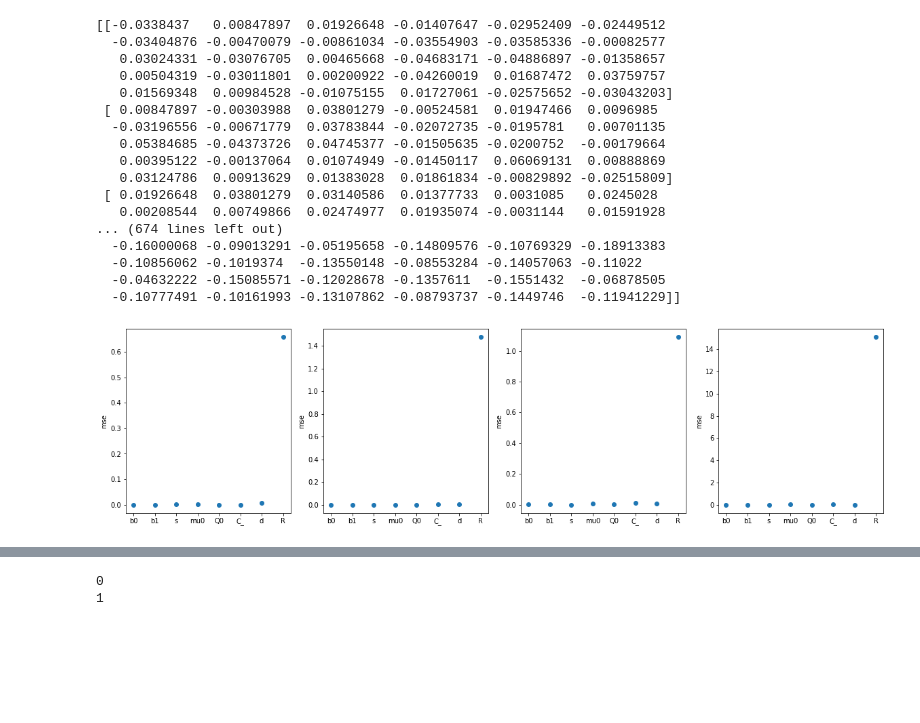
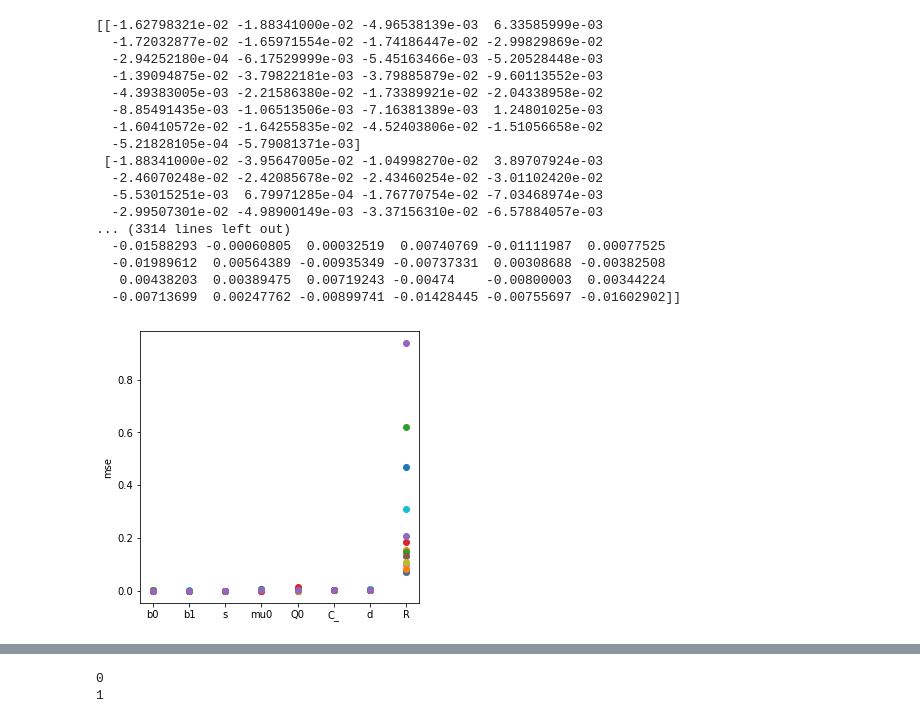
Before and after one commit to lenca56/EI-subspace-RNN, a Jupyter notebook: Analysis_Cluster_fixed_N.ipynb, the cells around one changed output, grey strips where cells are left out. Drawn from its saved outputs; the diff is of its cells as text; code cells hidden in the pictures; blank space fills up the shorter version.

```diff
--- a/Analysis_Cluster_fixed_N.ipynb
+++ b/Analysis_Cluster_fixed_N.ipynb
@@ -42,21 +42,21 @@ zeta_alpha_beta_gamma_list = [(10**i,1,1,10**(i-2.5)) for i in list(np.arange(-1
 # axes.legend()
 # %%
 K_values = [1,2,3,5]#,15,25]
-K_vals = [1,2,3,5]
+K_vals = [3]
 color_dict = {1:'tab:purple',2:'tab:pink',3:'tab:cyan',5:'yellowgreen', 15:'olive', 25:'tab:brown'}
 color_dict_j = {0:'gold',1:'tab:red',2:'tab:orange'}
-j_values = [0,1,2]
+j_values = [0]
 j_vals = [0]
 J_possibility_title = np.array(['normal J', 'normal + co-act', 'uniform J'])
-num_simulations=50
-max_iter=50
+num_simulations=15
+max_iter=25
 # %%
-def load_data(N, K_values, j_values, num_simulations, parameter='fitW'):
+def load_data(N, K_values, j_values, num_simulations, ei=0, parameter='fitW'):
     data_interest = np.empty((len(K_values), len(j_values), num_simulations), dtype=object)
     for k in range(len(K_values)):
         for j in range(len(j_values)):
             for simulation in range(num_simulations):
-                data_interest[k, j, simulation] = np.load(f'models/N={N}_K={K_values[k]}_parameters_simulation_{simulation}_J_possibility_{j_values[j]}.npz', allow_pickle=True)[parameter]
+                data_interest[k, j, simulation] = np.load(f'models/N={N}_K={K_values[k]}_parameters_EI={ei}_simulation_{simulation}_J_possibility_{j_values[j]}.npz', allow_pickle=True)[parameter]
     return data_interest
 # %%
 fig, axes = plt.subplots(1, 2, figsize=(12,6))
@@ -422,56 +425,55 @@ def plot_error_parameters(axes, num_simulations, K_vals, j_values):
         axes = axes.reshape(( len(j_values), len(K_vals)))
 
     b = load_data(N, K_vals, j_values=j_values, num_simulations=num_simulations, parameter='b')
     s = load_data(N, K_vals, j_values=j_values, num_simulations=num_simulations, parameter='s')
     mu0 = load_data(N, K_vals, j_values=j_values, num_simulations=num_simulations, parameter='mu0')
     Q0 = load_data(N, K_vals, j_values=j_values, num_simulations=num_simulations, parameter='Q0')
     C_ = load_data(N, K_vals, j_values=j_values, num_simulations=num_simulations, parameter='C_')
     d = load_data(N, K_vals, j_values=j_values, num_simulations=num_simulations, parameter='d')
     R = load_data(N, K_vals, j_values=j_values, num_simulations=num_simulations, parameter='R')
     true_b = load_data(N, K_vals, j_values=j_values, num_simulations=num_simulations, parameter='true_b')
     true_s = load_data(N, K_vals, j_values=j_values, num_simulations=num_simulations, parameter='true_s')
     true_mu0 = load_data(N, K_vals, j_values=j_values, num_simulations=num_simulations, parameter='true_mu0')
     true_Q0 = load_data(N, K_vals, j_values=j_values, num_simulations=num_simulations, parameter='true_Q0')
     true_C_ = load_data(N, K_vals, j_values=j_values, num_simulations=num_simulations, parameter='true_C_')
     true_d = load_data(N, K_vals, j_values=j_values, num_simulations=num_simulations, parameter='true_d')
     true_R = load_data(N, K_vals, j_values=j_values, num_simulations=num_simulations, parameter='true_R')
 
     for k in range(len(K_vals)):
         for j in range(len(j_values)):
             for simulation in range(num_simulations):
-                if simulation == 49:
-                    plot_mse_parameters(axes[j,k], b[k,j,simulation].item(), s[k,j,simulation], mu0[k,j,simulation], Q0[k,j,simulation], C_[k,j,simulation], d[k,j,simulation], R[k,j,simulation], true_b[k,j,simulation].item(), true_s[k,j,simulation], true_mu0[k,j,simulation], true_Q0[k,j,simulation], true_C_[k,j,simulation], true_d[k,j,simulation], true_R[k,j,simulation])
+                # if simulation == 49:
+                plot_mse_parameters(axes[j,k], b[k,j,simulation].item(), s[k,j,simulation], mu0[k,j,simulation], Q0[k,j,simulation], C_[k,j,simulation], d[k,j,simulation], R[k,j,simulation], true_b[k,j,simulation].item(), true_s[k,j,simulation], true_mu0[k,j,simulation], true_Q0[k,j,simulation], true_C_[k,j,simulation], true_d[k,j,simulation], true_R[k,j,simulation])
 
-                    print((R[k,j,simulation] - true_R[k,j,simulation]))
+                print((R[k,j,simulation] - true_R[k,j,simulation]))
 
-K_vals = [1,2,3,5]
 fig, axes = plt.subplots(len(j_vals),len(K_vals), figsize=(5 * len(K_vals),5 * len(j_vals)), sharex= True)
-plot_error_parameters(axes, num_simulations=50, K_vals=K_vals, j_values=j_vals)
+plot_error_parameters(axes, num_simulations, K_vals=K_vals, j_values=j_vals)
 
 # for eig in range(3):
 #     fig, axes = plt.subplots(figsize=(5,5))
 #     for simulation in range(30):
 #         if binary_unstable_init[eig, simulation] == 0 and binary_unstable_fit[eig,simulation] == 0:
 #             plot_mse_parameters(axes, b[eig,simulation].item(), s[eig,simulation], mu0[eig,simulation], Q0[eig,simulation], C_[eig,simulation], d[eig,simulation], R[eig,simulation], true_b[eig,simulation].item(), true_s[eig,simulation], true_mu0[eig,simulation], true_Q0[eig,simulation], true_C_[eig,simulation], true_d[eig,simulation], true_R[eig,simulation])
 # %% [output]
-[[-0.0338437   0.00847897  0.01926648 -0.01407647 -0.02952409 -0.02449512
-  -0.03404876 -0.00470079 -0.00861034 -0.03554903 -0.03585336 -0.00082577
-   0.03024331 -0.03076705  0.00465668 -0.04683171 -0.04886897 -0.01358657
-   0.00504319 -0.03011801  0.00200922 -0.04260019  0.01687472  0.03759757
-   0.01569348  0.00984528 -0.01075155  0.01727061 -0.02575652 -0.03043203]
- [ 0.00847897 -0.00303988  0.03801279 -0.00524581  0.01947466  0.0096985
-  -0.03196556 -0.00671779  0.03783844 -0.02072735 -0.0195781   0.00701135
-   0.05384685 -0.04373726  0.04745377 -0.01505635 -0.0200752  -0.00179664
-   0.00395122 -0.00137064  0.01074949 -0.01450117  0.06069131  0.00888869
-   0.03124786  0.00913629  0.01383028  0.01861834 -0.00829892 -0.02515809]
- [ 0.01926648  0.03801279  0.03140586  0.01377733  0.0031085   0.0245028
-   0.00208544  0.00749866  0.02474977  0.01935074 -0.0031144   0.01591928
-... (674 lines left out)
-  -0.16000068 -0.09013291 -0.05195658 -0.14809576 -0.10769329 -0.18913383
-  -0.10856062 -0.1019374  -0.13550148 -0.08553284 -0.14057063 -0.11022
-  -0.04632222 -0.15085571 -0.12028678 -0.1357611  -0.1551432  -0.06878505
-  -0.10777491 -0.10161993 -0.13107862 -0.08793737 -0.1449746  -0.11941229]]
+[[-1.62798321e-02 -1.88341000e-02 -4.96538139e-03  6.33585999e-03
+  -1.72032877e-02 -1.65971554e-02 -1.74186447e-02 -2.99829869e-02
+  -2.94252180e-04 -6.17529999e-03 -5.45163466e-03 -5.20528448e-03
+  -1.39094875e-02 -3.79822181e-03 -3.79885879e-02 -9.60113552e-03
+  -4.39383005e-03 -2.21586380e-02 -1.73389921e-02 -2.04338958e-02
+  -8.85491435e-03 -1.06513506e-03 -7.16381389e-03  1.24801025e-03
+  -1.60410572e-02 -1.64255835e-02 -4.52403806e-02 -1.51056658e-02
+  -5.21828105e-04 -5.79081371e-03]
+ [-1.88341000e-02 -3.95647005e-02 -1.04998270e-02  3.89707924e-03
+  -2.46070248e-02 -2.42085678e-02 -2.43460254e-02 -3.01102420e-02
+  -5.53015251e-03  6.79971285e-04 -1.76770754e-02 -7.03468974e-03
+  -2.99507301e-02 -4.98900149e-03 -3.37156310e-02 -6.57884057e-03
+... (3314 lines left out)
+  -0.01588293 -0.00060805  0.00032519  0.00740769 -0.01111987  0.00077525
+  -0.01989612  0.00564389 -0.00935349 -0.00737331  0.00308688 -0.00382508
+   0.00438203  0.00389475  0.00719243 -0.00474    -0.00800003  0.00344224
+  -0.00713699  0.00247762 -0.00899741 -0.01428445 -0.00755697 -0.01602902]]
-[figure, old version]
+[figure, new version]
 # %%
 def plot_relationship_W_J(axes, num_simulations, K_vals=[1,2], j_values=[0,1]):
     fitW = load_data(N, K_vals, j_values=j_values, num_simulations=num_simulations, parameter='fitW')
```
Also changed, not shown: parts of 13 cells of this notebook, 4 other files.
